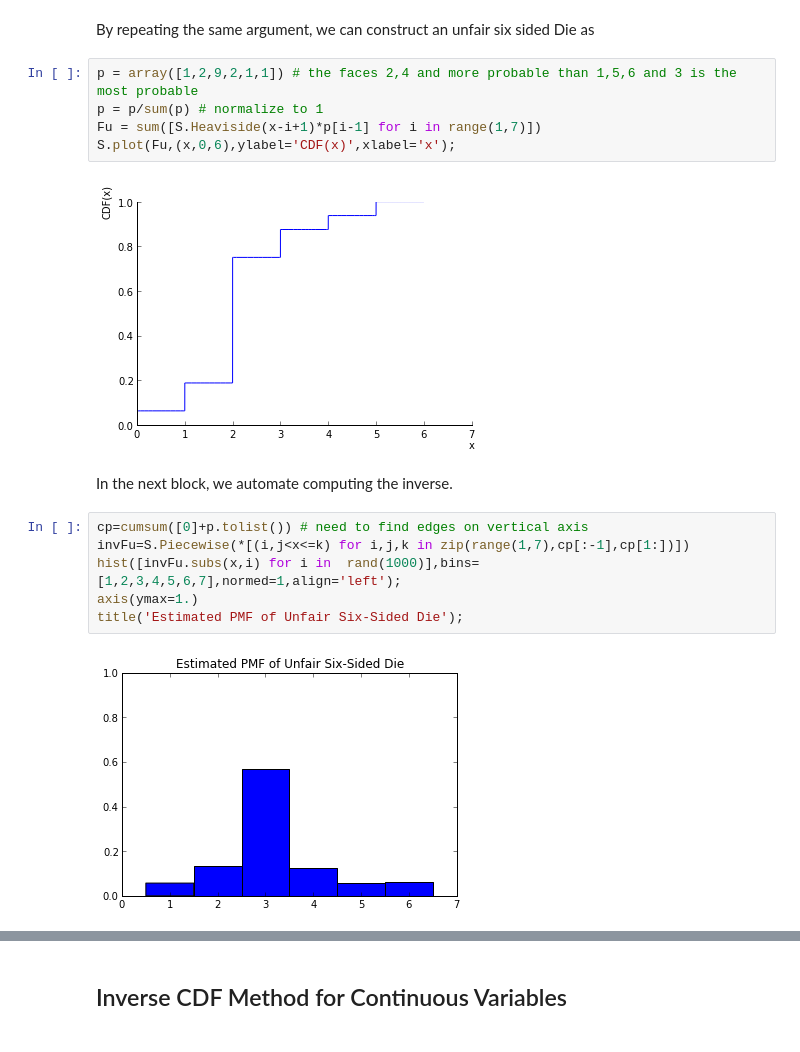
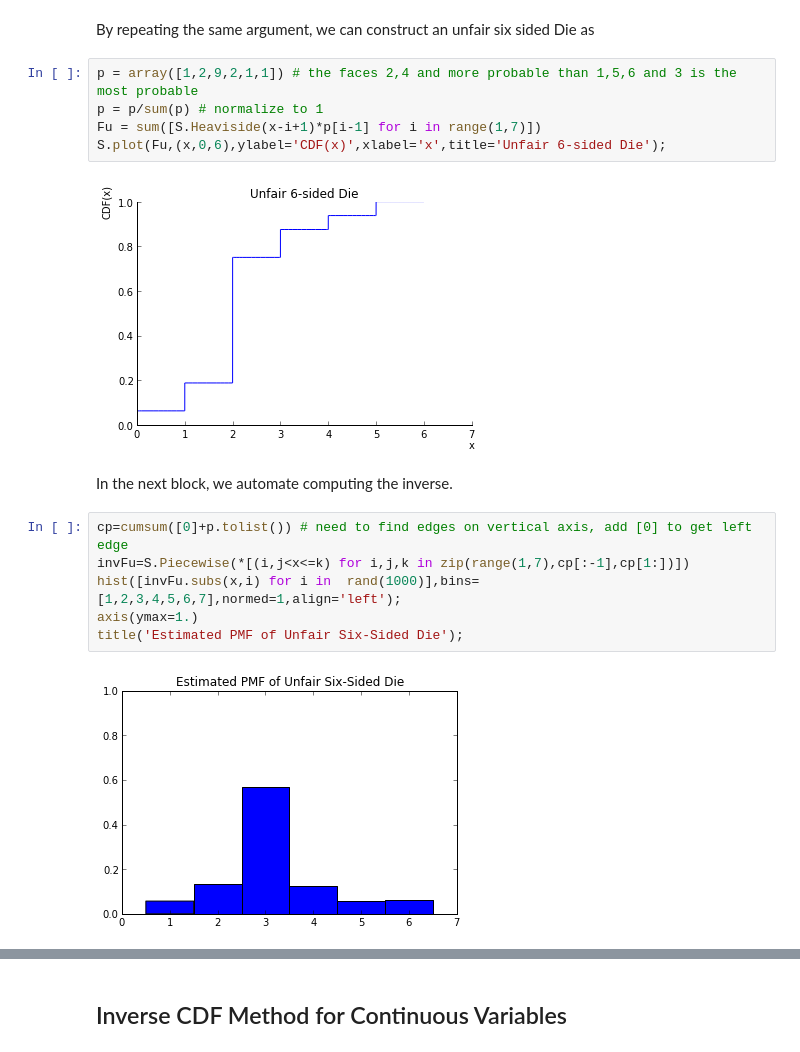
Before and after one commit to unpingco/Pig-in-the-Python, a Jupyter notebook: Sampling_Monte_Carlo.ipynb, the cells around one changed output, grey strips where cells are left out. Saved outputs shown, nothing was run; the diff lists cells and outputs as text.

```diff
--- a/Sampling_Monte_Carlo.ipynb
+++ b/Sampling_Monte_Carlo.ipynb
@@ -45,14 +45,14 @@ By repeating the same argument, we can construct an unfair six sided Die as
 # %%
 p = array([1,2,9,2,1,1]) # the faces 2,4 and more probable than 1,5,6 and 3 is the most probable
 p = p/sum(p) # normalize to 1
 Fu = sum([S.Heaviside(x-i+1)*p[i-1] for i in range(1,7)])
-S.plot(Fu,(x,0,6),ylabel='CDF(x)',xlabel='x');
+S.plot(Fu,(x,0,6),ylabel='CDF(x)',xlabel='x',title='Unfair 6-sided Die');
 # %% [output]
-[figure, old version]
+[figure, new version]
 # %% [markdown]
 In the next block, we automate computing the inverse.
 # %%
-cp=cumsum([0]+p.tolist()) # need to find edges on vertical axis
+cp=cumsum([0]+p.tolist()) # need to find edges on vertical axis, add [0] to get left edge
 invFu=S.Piecewise(*[(i,j<x<=k) for i,j,k in zip(range(1,7),cp[:-1],cp[1:])])
 hist([invFu.subs(x,i) for i in  rand(1000)],bins=[1,2,3,4,5,6,7],normed=1,align='left');
 axis(ymax=1.)
```
Also changed, not shown: parts of 2 cells of this notebook.
